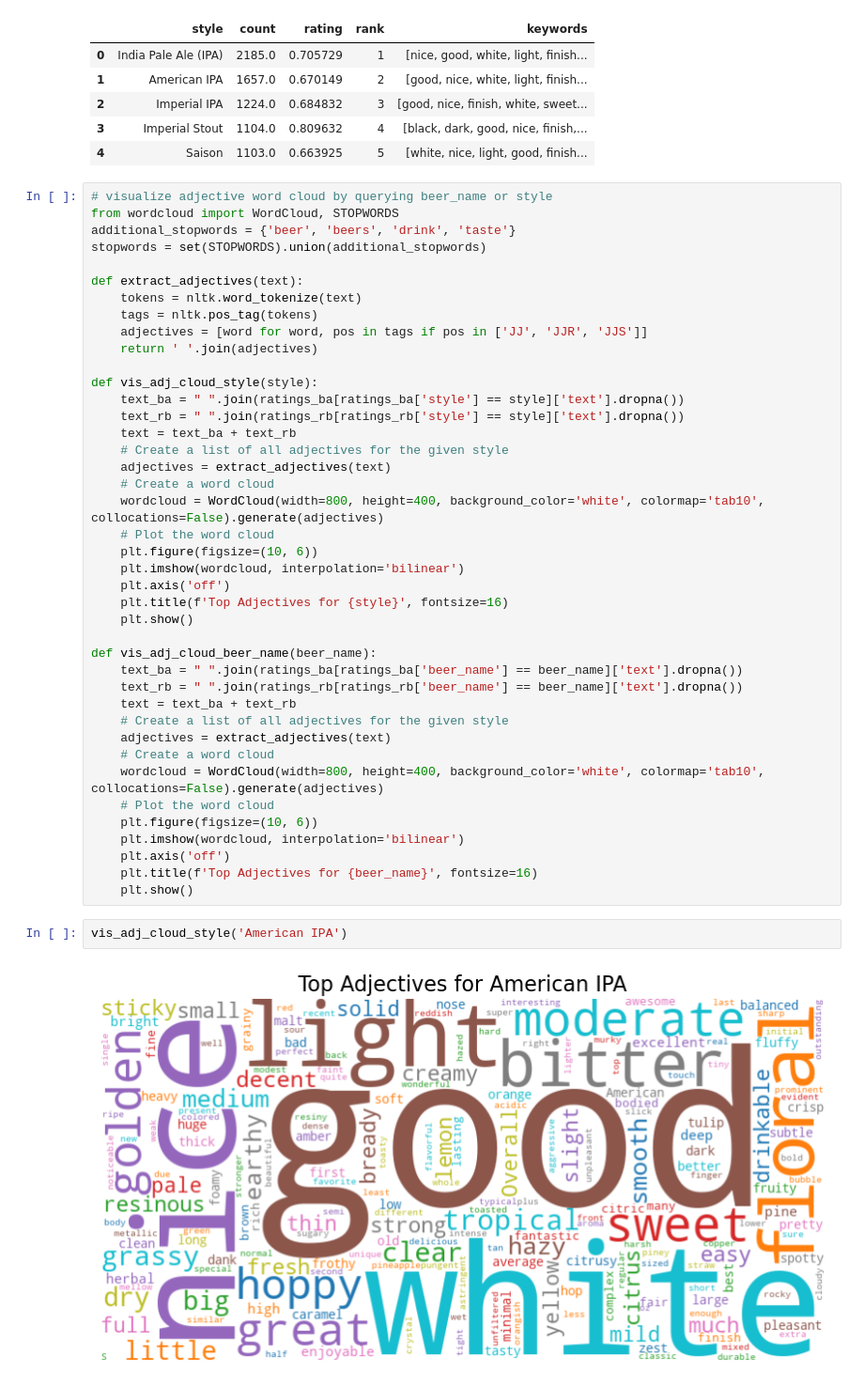
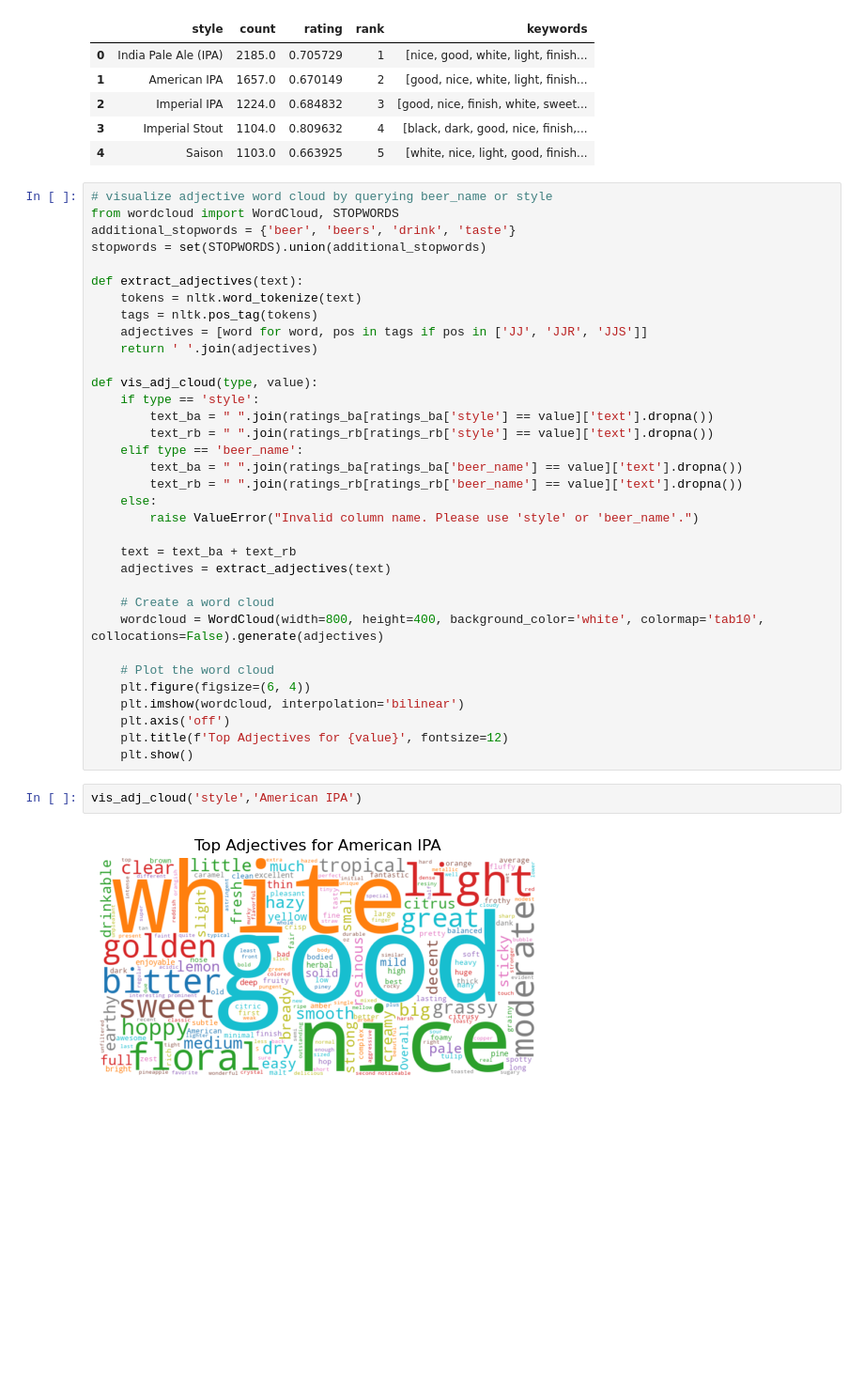
Before and after one commit to epfl-ada/ada-2023-project-badanalysist, a Jupyter notebook: preprocessing.ipynb, the cells around one changed output. Shown at 94% size. Saved outputs shown, nothing was run; the diff lists cells and outputs as text; blank space fills up the shorter version.

```diff
--- a/preprocessing.ipynb
+++ b/preprocessing.ipynb
@@ -1182,37 +1184,30 @@ def extract_adjectives(text):
     adjectives = [word for word, pos in tags if pos in ['JJ', 'JJR', 'JJS']]
     return ' '.join(adjectives)
 
-def vis_adj_cloud_style(style):
-    text_ba = " ".join(ratings_ba[ratings_ba['style'] == style]['text'].dropna())
-    text_rb = " ".join(ratings_rb[ratings_rb['style'] == style]['text'].dropna())
+def vis_adj_cloud(type, value):
+    if type == 'style':
+        text_ba = " ".join(ratings_ba[ratings_ba['style'] == value]['text'].dropna())
+        text_rb = " ".join(ratings_rb[ratings_rb['style'] == value]['text'].dropna())
+    elif type == 'beer_name':
+        text_ba = " ".join(ratings_ba[ratings_ba['beer_name'] == value]['text'].dropna())
+        text_rb = " ".join(ratings_rb[ratings_rb['beer_name'] == value]['text'].dropna())
+    else:
+        raise ValueError("Invalid column name. Please use 'style' or 'beer_name'.")
+
     text = text_ba + text_rb
-    # Create a list of all adjectives for the given style
     adjectives = extract_adjectives(text)
+
     # Create a word cloud
     wordcloud = WordCloud(width=800, height=400, background_color='white', colormap='tab10', collocations=False).generate(adjectives)
+
     # Plot the word cloud
-    plt.figure(figsize=(10, 6))
+    plt.figure(figsize=(6, 4))
     plt.imshow(wordcloud, interpolation='bilinear')
     plt.axis('off')
-    plt.title(f'Top Adjectives for {style}', fontsize=16)
+    plt.title(f'Top Adjectives for {value}', fontsize=12)
     plt.show()
-
-def vis_adj_cloud_beer_name(beer_name):
-    text_ba = " ".join(ratings_ba[ratings_ba['beer_name'] == beer_name]['text'].dropna())
-    text_rb = " ".join(ratings_rb[ratings_rb['beer_name'] == beer_name]['text'].dropna())
-    text = text_ba + text_rb
-    # Create a list of all adjectives for the given style
-    adjectives = extract_adjectives(text)
-    # Create a word cloud
-    wordcloud = WordCloud(width=800, height=400, background_color='white', colormap='tab10', collocations=False).generate(adjectives)
-    # Plot the word cloud
-    plt.figure(figsize=(10, 6))
-    plt.imshow(wordcloud, interpolation='bilinear')
-    plt.axis('off')
-    plt.title(f'Top Adjectives for {beer_name}', fontsize=16)
-    plt.show()
 # %%
-vis_adj_cloud_style('American IPA')
+vis_adj_cloud('style','American IPA')
 # %% [output]
-[figure, old version]
+[figure, new version]
 # %%
```
Also changed, not shown: parts of 5 cells of this notebook, 1 other file.
